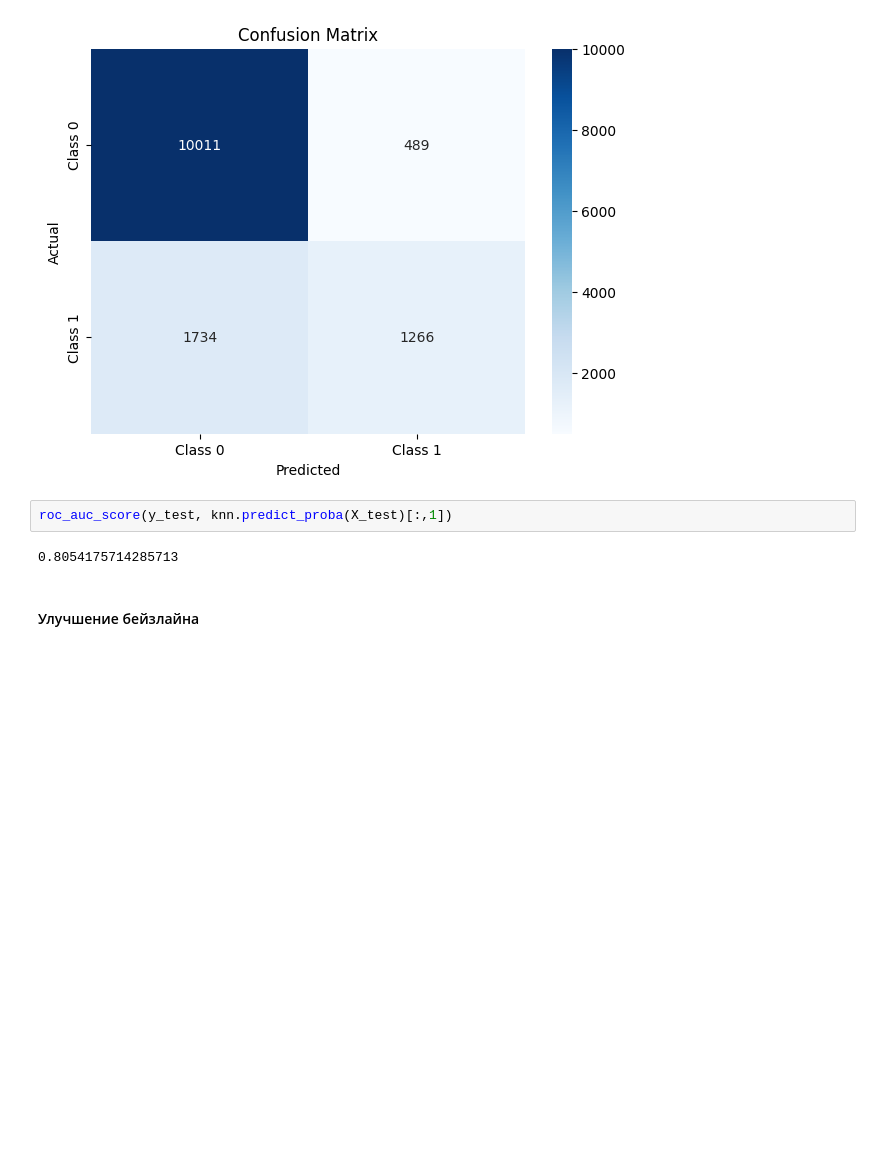
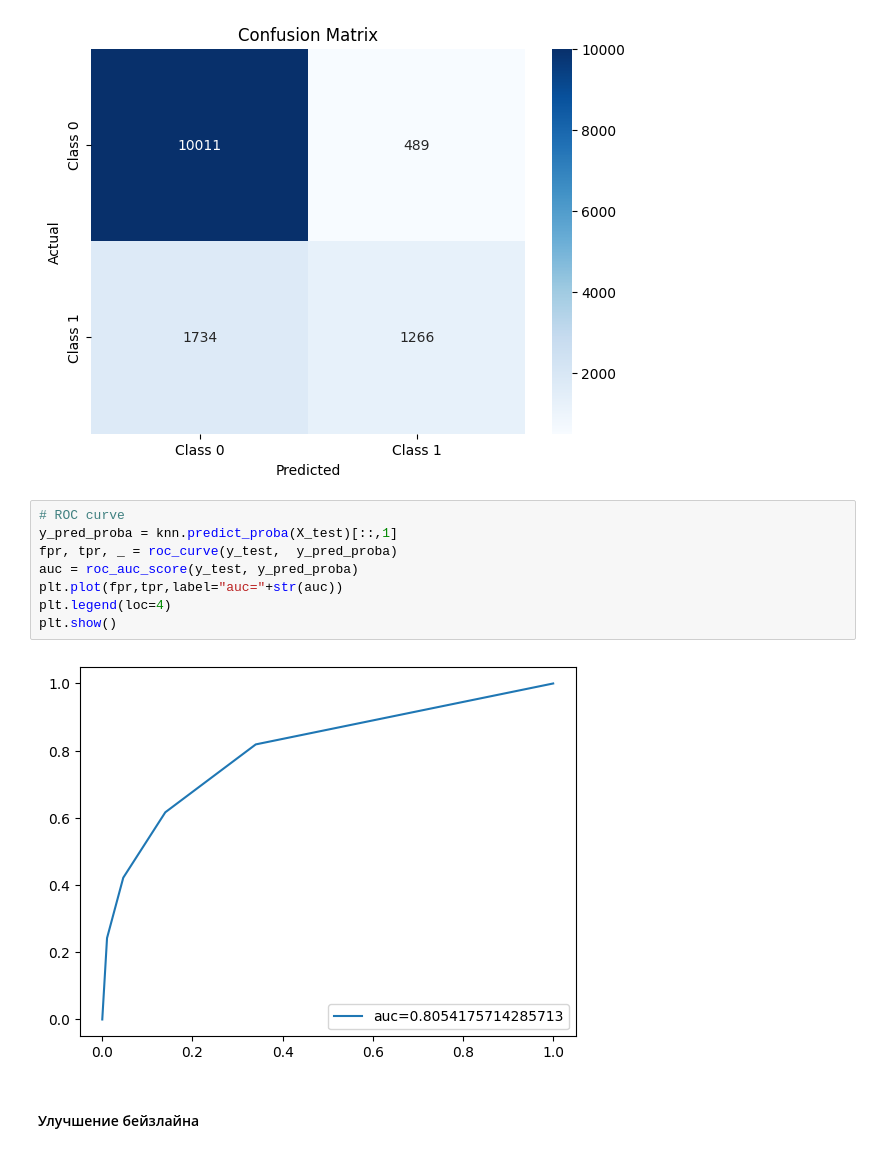
Before and after one commit to e-voloshinskaya/MAI-study, a Jupyter notebook: multimedia-MAI/1_mult_Voloshinskaya.ipynb, the cells around one changed output. Saved outputs shown, nothing was run; the diff lists cells and outputs as text; blank space fills up the shorter version.

```diff
--- a/multimedia-MAI/1_mult_Voloshinskaya.ipynb
+++ b/multimedia-MAI/1_mult_Voloshinskaya.ipynb
@@ -168,9 +168,15 @@ Classification Report:
 weighted avg       0.82      0.84      0.82     13500
 [figure]
 # %%
-roc_auc_score(y_test, knn.predict_proba(X_test)[:,1])
+# ROC curve
+y_pred_proba = knn.predict_proba(X_test)[::,1]
+fpr, tpr, _ = roc_curve(y_test,  y_pred_proba)
+auc = roc_auc_score(y_test, y_pred_proba)
+plt.plot(fpr,tpr,label="auc="+str(auc))
+plt.legend(loc=4)
+plt.show()
 # %% [output]
-0.8054175714285713
+[figure, added]
 # %% [markdown]
 #### Улучшение бейзлайна
 # %% [markdown]
```
Also changed, not shown: parts of 2 cells of this notebook.
